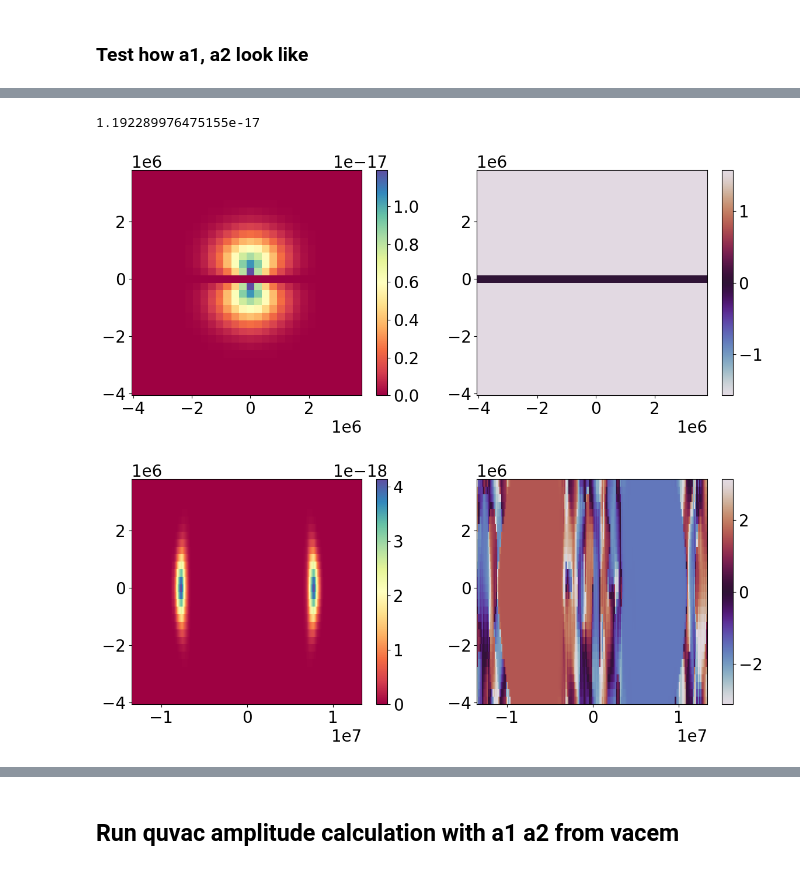
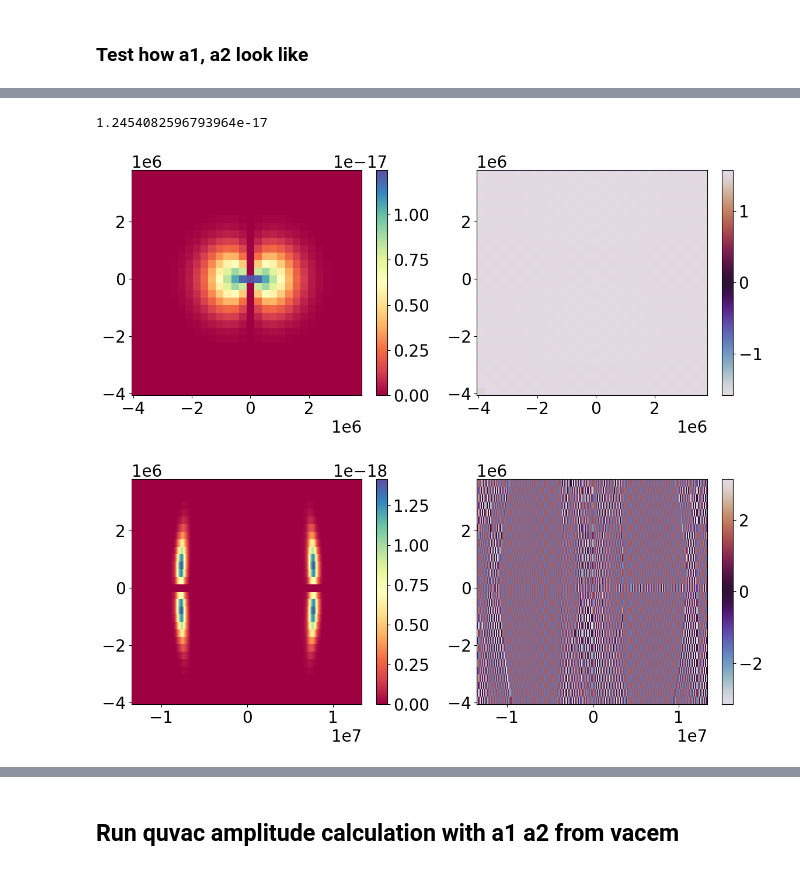
Before and after one commit to hixps/quantum-vacuum, a Jupyter notebook: notebooks/test.ipynb, the cells around one changed output, grey strips where cells are left out. Cells and saved outputs as stored; diff of their text form; code cells hidden in the pictures.

```diff
--- a/notebooks/test.ipynb
+++ b/notebooks/test.ipynb
@@ -179,10 +215,10 @@ Solo parameter
 # %%
 maxwell_f = field.fields[0]
 kabs = maxwell_f.kabs
-a1 = maxwell_f.a1 / (1j*kabs)
-a1[0,0,0] = 0.
-a2 = maxwell_f.a2 / (1j*kabs)
-a2[0,0,0] = 0.
+a1 = maxwell_f.a1 #/ (1j*kabs)
+# a1[0,0,0] = 0.
+a2 = maxwell_f.a2 #/ (1j*kabs)
+# a2[0,0,0] = 0.
 
 a1 = np.fft.fftshift(a1)
 a2 = np.fft.fftshift(a2)
@@ -196,45 +232,35 @@ kabs = np.fft.fftshift(maxwell_f.kabs)
 # kz /= kabs
 nx, ny, nz = len(kx), len(ky), len(kz)
 # %%
+a = a2
+
 idx = 40
 # idx = nz//2
 print(np.max(np.abs(np.array(a2[:,:,idx]))))
 
 # ======================================
 plt.figure(figsize=(14,5))
 plt.subplot(1,2,1)
 plt.pcolormesh(kx, ky, np.abs(a2[:,:,idx]).T, cmap='Spectral')
 plt.colorbar()
 
 plt.subplot(1,2,2)
 plt.pcolormesh(kx, ky, np.angle(a2[:,:,idx]).T, cmap='twilight')
 plt.colorbar()
 plt.show()
 
 # ======================================
-# plt.figure(figsize=(14,5))
-# plt.subplot(1,2,1)
-# plt.pcolormesh(kx, ky, np.abs(np.sum(a2,axis=2)).T, cmap='Spectral',
-#                norm=matplotlib.colors.LogNorm())
-# plt.colorbar()
-
-# plt.subplot(1,2,2)
-# plt.pcolormesh(kx, ky, np.angle(np.sum(a2,axis=2)).T, cmap='twilight')
-# plt.colorbar()
-# plt.show()
-
-# ======================================
 idx = 10
 plt.figure(figsize=(14,5))
 plt.subplot(1,2,1)
 plt.pcolormesh(kz, kx, np.abs(a2[:,idx,:]), cmap='Spectral')
 plt.colorbar()
 
 plt.subplot(1,2,2)
 plt.pcolormesh(kz, kx, np.angle(a2[:,idx,:]), cmap='twilight')
 plt.colorbar()
 plt.show()
 # %% [output]
-1.192289976475155e-17
+1.2454082596793964e-17
-[figure, old version]
+[figure, new version]
-[figure, old version]
+[figure, new version]
```
Also changed, not shown: parts of 24 cells of this notebook, 5 other files.
